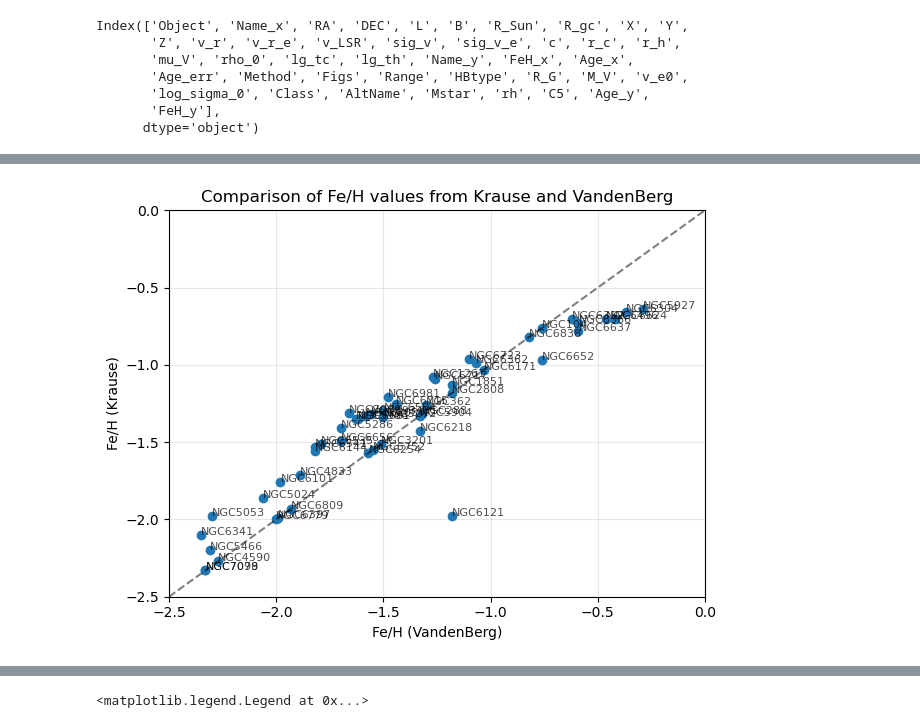
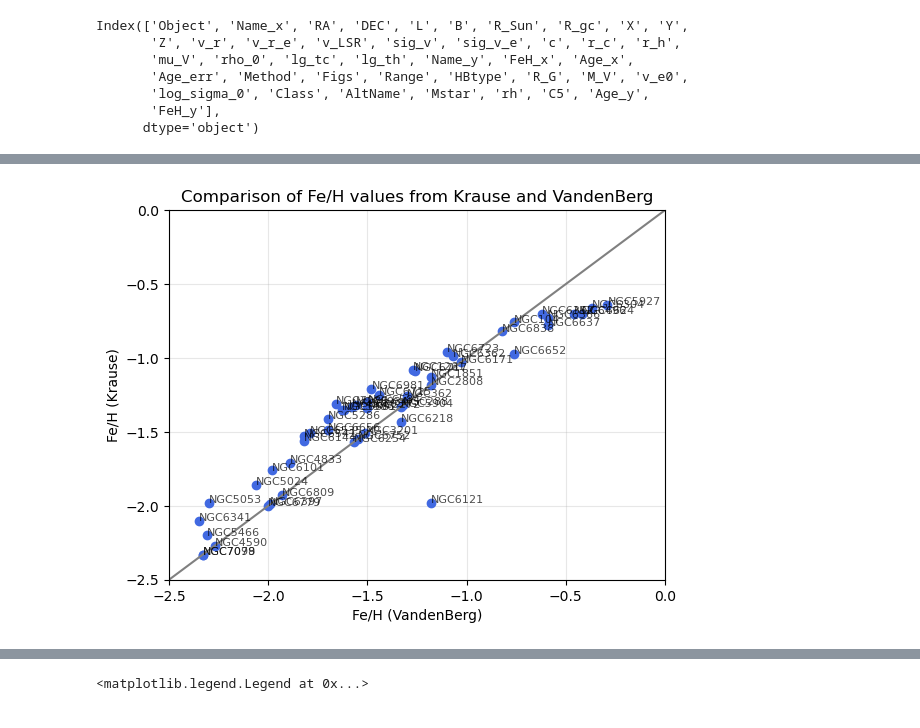
Before and after one commit to sleepdepr1ved/PHYS3116_Team, a Jupyter notebook: 3116.ipynb, the cells around one changed output, grey strips where cells are left out. Drawn from its saved outputs; the diff is of its cells as text; code cells hidden in the pictures.

```diff
--- a/3116.ipynb
+++ b/3116.ipynb
@@ -193,0 +193,19 @@ plt.show()
+# %%
+# plot the age values from krause vs vandenberg with error bars on VandenBerg ages
+plt.errorbar(merged_data['Age_x'], merged_data['Age_y'], xerr=merged_data['Age_err'], marker='o', linestyle='none', color='royalblue', ecolor='firebrick', alpha=0.8, capsize=3, label='Globular Clusters')
+
+# label points with object names
+for i, txt in enumerate(merged_data['Object']):
+    plt.annotate(txt, (merged_data['Age_x'][i], merged_data['Age_y'][i]), fontsize=8, alpha=0.7)
+
+plt.plot([10, 15], [10, 15], c='gray', linestyle='-') # 1:1 line
+
+plt.xlabel('Age [Gyr] (VandenBerg)')
+plt.ylabel('Age [Gyr] (Krause)')
+plt.xlim(10, 14)
+plt.ylim(7.5, 15)
+plt.grid(alpha=0.3)
+plt.title('Comparison of Age values from Krause and VandenBerg')
+plt.show()
+
+# the two data sets dont agree that well, even with error bars theres quite a few globular clusters that aren't within range of each other.
@@ -194,19 +214,18 @@ plt.show()
 # %%
 # plot the Fe/H values from krause vs vandenberg
-plt.plot(merged_data['FeH_x'], merged_data['FeH_y'], 'o')
+plt.plot(merged_data['FeH_x'], merged_data['FeH_y'], marker='o', linestyle='none', c='royalblue')
 plt.xlabel('Fe/H (VandenBerg)')
 plt.ylabel('Fe/H (Krause)')
 # label points with object names
 for i, txt in enumerate(merged_data['Object']):
     plt.annotate(txt, (merged_data['FeH_x'][i], merged_data['FeH_y'][i]), fontsize=8, alpha=0.7)
-plt.plot([-2.5, 0], [-2.5, 0], 'k--', alpha=0.5) # 1:1 line
+plt.plot([-2.5, 0], [-2.5, 0], c='gray', linestyle='-') # 1:1 line
 plt.xlim(-2.5, 0)
 plt.ylim(-2.5, 0)
 plt.grid(alpha=0.3)
 plt.title('Comparison of Fe/H values from Krause and VandenBerg')
-plt.tight_layout()
 plt.show()
 
-#there is slight discrepancy between the Fe/H values from the two sources
+#there is slight discrepancy between the Fe/H values from the two sources but they generally agree
 # %% [output]
-[figure, old version]
+[figure, new version]
```
Also changed, not shown: parts of 9 cells of this notebook.
